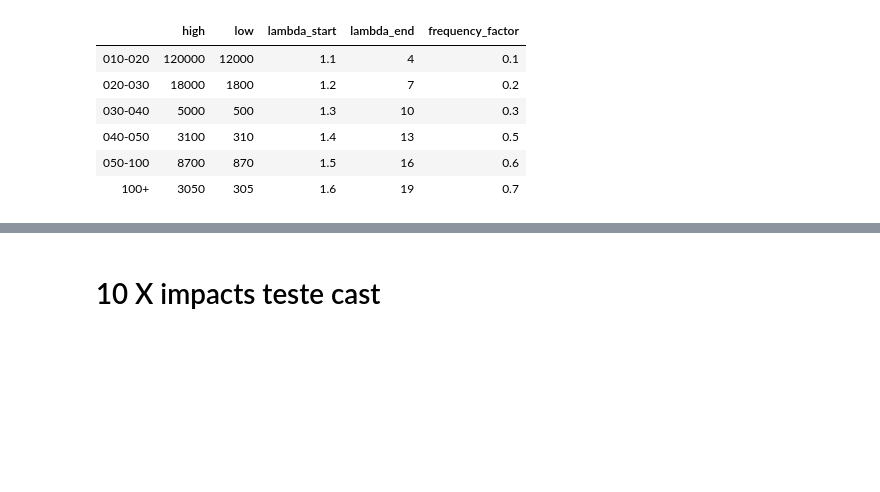
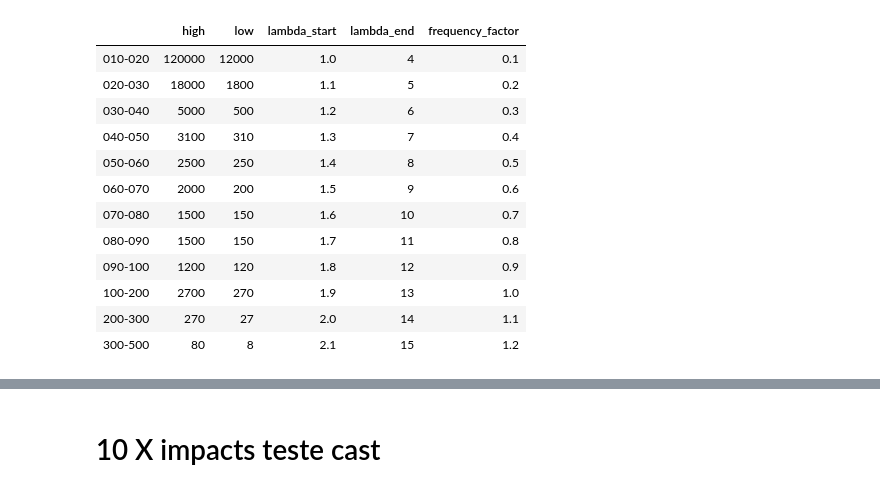
Before and after one commit to DualEarth/IMPaCS, a Jupyter notebook: impacts_prototype_with_test_case.ipynb, the cells around one changed output, grey strips where cells are left out. Cells and saved outputs as stored; diff of their text form; code cells hidden in the pictures; blank space fills up the shorter version.

```diff
--- a/impacts_prototype_with_test_case.ipynb
+++ b/impacts_prototype_with_test_case.ipynb
@@ -41,31 +15,45 @@ lambda_end = {'010-020':4,      '020-030':7,      '030-040':10,      '040-050':1
+# %%
+# Set the size bins
+max_diameter=330
+
+diam_bins = [10, 20, 30, 40, 50, 60, 70, 80, 90, 100, 200, 300, 500]
+diam_labs = [f'{str(i).zfill(3)}-{str(j).zfill(3)}' for i, j in zip(diam_bins[0:-1], diam_bins[1:])]
+diam_range = {f'{str(i).zfill(3)}-{str(j).zfill(3)}':[i,j] for i, j in zip(diam_bins[0:-1], diam_bins[1:])}
+lambda_start = {j:1+i/10 for i, j in enumerate(list(diam_range.keys()))}
+lambda_end = {j:4+i for i, j in enumerate(list(diam_range.keys()))}
 # %%
 # Make dictionary with size bins and frequency
 with open('sfd.csv', 'r') as f:
     freqs = pd.read_csv(f).groupby('D').sum()
 los_dict = {i:0 for i in diam_labs}
 his_dict = {i:0 for i in diam_labs}
 for i in freqs.index.values:
-    for j in range(len(diam_bins)):
-        if i < diam_bins[j] and i > 9:
+    for j in range(len(diam_labs)):
+        if i < diam_bins[j+1] and i > 9:
             los_dict[diam_labs[j]] += freqs.loc[i,'low']
             his_dict[diam_labs[j]] += freqs.loc[i,'high']
             break
         elif i >= diam_bins[-1]:
             los_dict[diam_labs[-1]] += freqs.loc[i,'low']
             his_dict[diam_labs[-1]] += freqs.loc[i,'high']
             break
 df_freq = pd.DataFrame.from_dict({'high':his_dict, 'low':los_dict,
                                   'lambda_start':lambda_start, 'lambda_end':lambda_end})
-#df_freq['frequency_factor'] = [0.1,0.2,0.3,0.6,0.8]
-#df_freq['frequency_factor'] = [0.2,0.3,0.6,0.8]
-#df_freq['frequency_factor'] = [0.3,0.6,0.8]
-df_freq['frequency_factor'] = [0.1,0.2,0.3,0.5,0.6,0.7]
+
+df_freq['frequency_factor'] = [.1+i/10 for i in range(len(diam_bins)-1)]
+
 df_freq
 # %% [output]
 |  | high | low | lambda_start | lambda_end | frequency_factor |
-| 010-020 | 120000 | 12000 | 1.1 | 4 | 0.1 |
-| 020-030 | 18000 | 1800 | 1.2 | 7 | 0.2 |
-| 030-040 | 5000 | 500 | 1.3 | 10 | 0.3 |
-| 040-050 | 3100 | 310 | 1.4 | 13 | 0.5 |
-| 050-100 | 8700 | 870 | 1.5 | 16 | 0.6 |
-| 100+ | 3050 | 305 | 1.6 | 19 | 0.7 |
+| 010-020 | 120000 | 12000 | 1.0 | 4 | 0.1 |
+| 020-030 | 18000 | 1800 | 1.1 | 5 | 0.2 |
+| 030-040 | 5000 | 500 | 1.2 | 6 | 0.3 |
+| 040-050 | 3100 | 310 | 1.3 | 7 | 0.4 |
+| 050-060 | 2500 | 250 | 1.4 | 8 | 0.5 |
+| 060-070 | 2000 | 200 | 1.5 | 9 | 0.6 |
+| 070-080 | 1500 | 150 | 1.6 | 10 | 0.7 |
+| 080-090 | 1500 | 150 | 1.7 | 11 | 0.8 |
+| 090-100 | 1200 | 120 | 1.8 | 12 | 0.9 |
+| 100-200 | 2700 | 270 | 1.9 | 13 | 1.0 |
+| 200-300 | 270 | 27 | 2.0 | 14 | 1.1 |
+| 300-500 | 80 | 8 | 2.1 | 15 | 1.2 |
```
Also changed, not shown: parts of 9 cells of this notebook, 1 other file.
